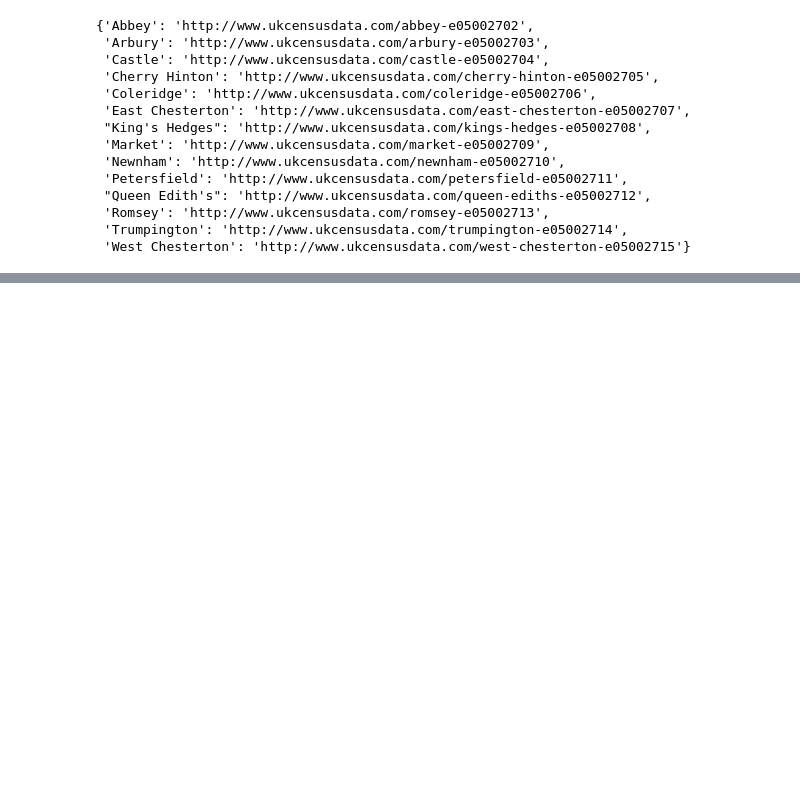
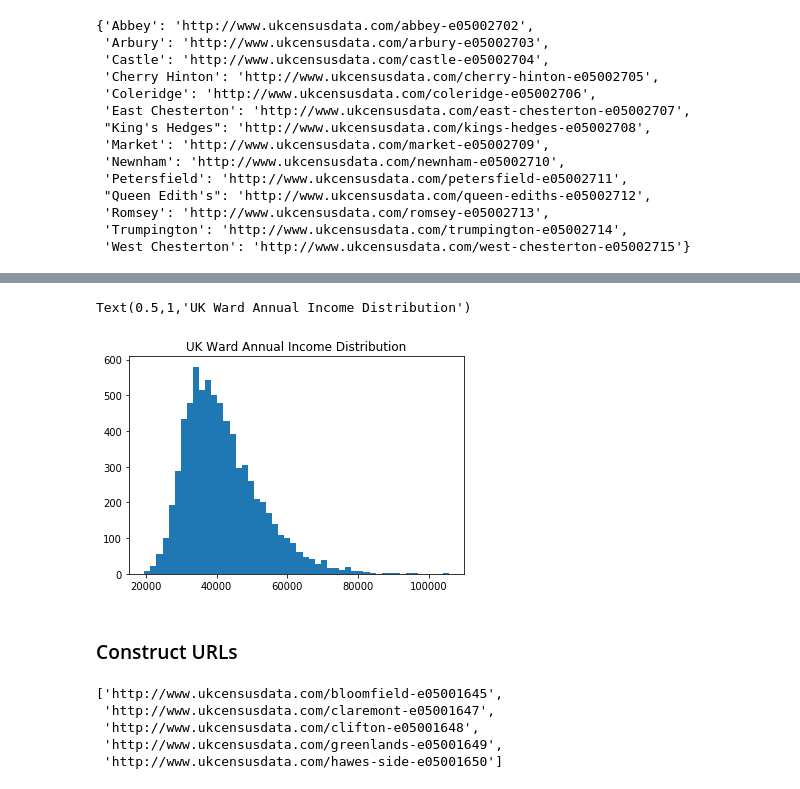
Before and after one commit to t2o2/data_fellowship, a Jupyter notebook: helpers/UK census scrapper.ipynb, the cells around one changed output, grey strips where cells are left out. Cells and saved outputs as stored; diff of their text form; code cells hidden in the pictures; blank space fills up the shorter version.

```diff
--- a/helpers/UK census scrapper.ipynb
+++ b/helpers/UK census scrapper.ipynb
@@ -59,0 +67,5 @@ pd.read_json('ward_stats.json')
+# %%
+ward_meta = pd.read_csv(os.path.join('..', 'datasets', 'MSOA_2011_2016.csv'), index_col='MSOA11CD')
+ward_income = pd.read_excel(os.path.join('..', 'datasets', 'MSOA_income_2016.xls'), sheetname=None, header=4)
+ward_total_annual = ward_income['Total annual income'].set_index('MSOA code')
+ward_meta.head()
@@ -59,0 +92,4 @@ pd.read_json('ward_stats.json')
+# %%
+ward_income_df = ward_meta.join(ward_total_annual)[['WD16NM', 'WD16CD', 'LAD16NM', 'Region name', 'Total annual income (£)']]
+ward_income_df.columns = ['Ward name', 'Ward code', 'LA name', 'Region name', 'Annual Income']
+ward_income_df.head()
@@ -59,0 +104,20 @@ pd.read_json('ward_stats.json')
+# %%
+fig, ax = plt.subplots(1, 1)
+ax.hist(ward_income_df['Annual Income'], bins=50)
+ax.set_title('UK Ward Annual Income Distribution')
+# %% [output]
+Text(0.5,1,'UK Ward Annual Income Distribution')
+[figure, added]
+# %% [markdown]
+### Construct URLs
+# %%
+prep_url_list = list(zip(ward_income_df['Ward name'], ward_income_df['Ward code']))
+prep_url_list = [' '.join(x).replace(' ', '-').lower() for x in prep_url_list]
+ward_url_list = [base_url + '/' + x for x in prep_url_list]
+ward_url_list[:5]
+# %% [output]
+['http://www.ukcensusdata.com/bloomfield-e05001645',
+ 'http://www.ukcensusdata.com/claremont-e05001647',
+ 'http://www.ukcensusdata.com/clifton-e05001648',
+ 'http://www.ukcensusdata.com/greenlands-e05001649',
+ 'http://www.ukcensusdata.com/hawes-side-e05001650']
```
Also changed, not shown: parts of 11 cells of this notebook, 9 other files.
